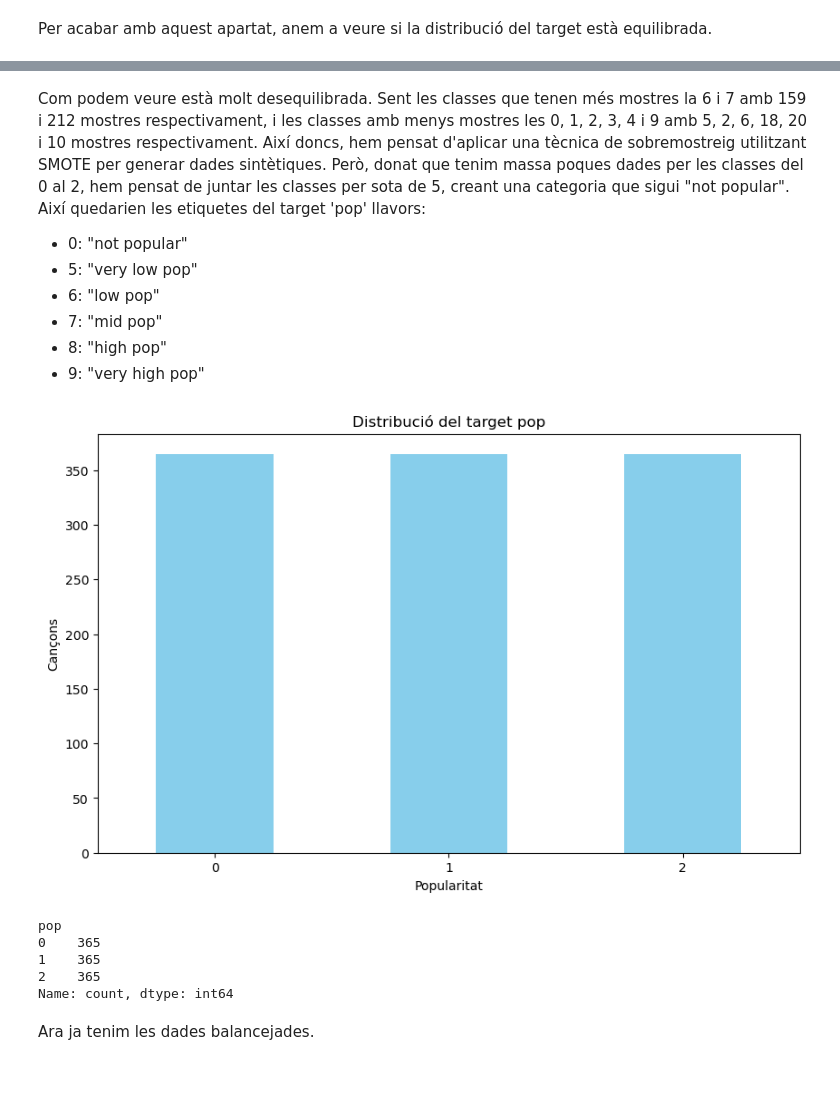
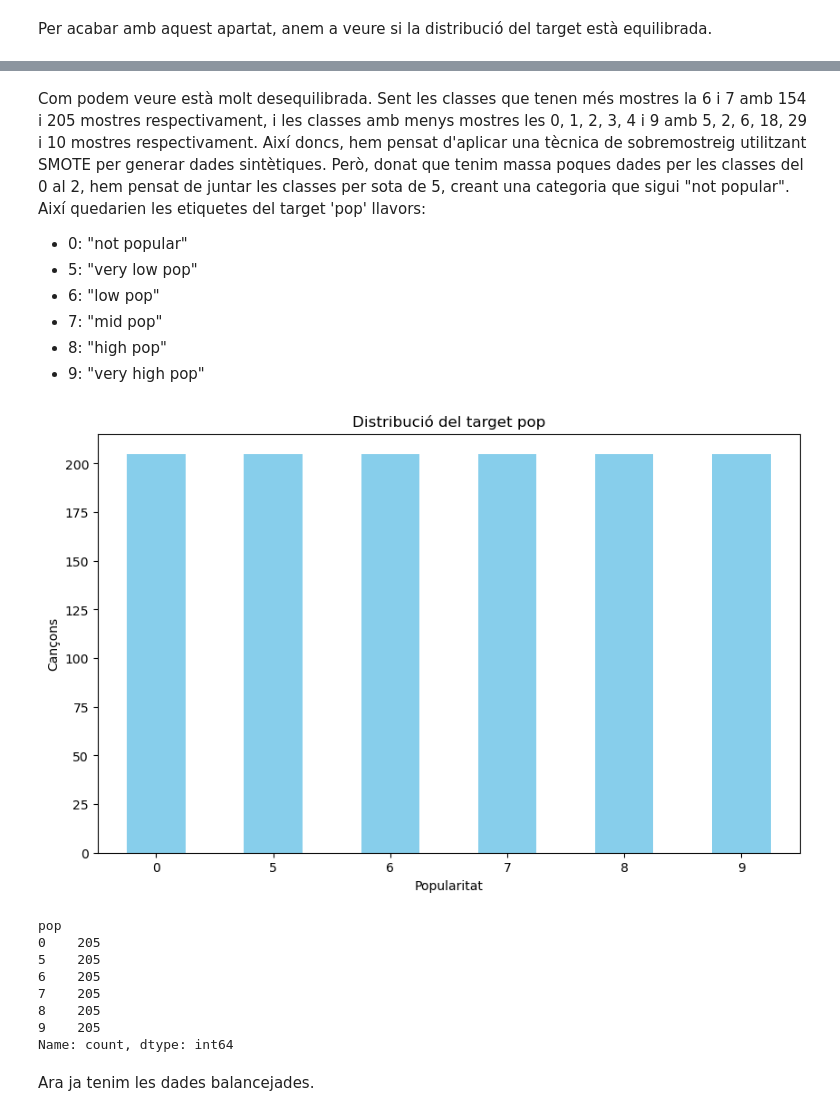
Before and after one commit to Erdrick2210/APC_Kaggle_Top_Spotify_songs-_from_2010-2019, a Jupyter notebook: Kaggle_Top_Spotify_songs_from_2010-2019.ipynb, the cells around one changed output, grey strips where cells are left out. Drawn from its saved outputs; the diff is of its cells as text; code cells hidden in the pictures; blank space fills up the shorter version.

```diff
--- a/Kaggle_Top_Spotify_songs_from_2010-2019.ipynb
+++ b/Kaggle_Top_Spotify_songs_from_2010-2019.ipynb
@@ -237,0 +242,22 @@ print(files_repetides[['title', 'artist', 'pop']].sort_values(by='title'))
+# %%
+# Ordenem el DataFrame por títol, artista i any en ordre descendent
+df.sort_values(by=['title', 'artist', 'year'], ascending=[True, True, False], inplace=True)
+
+# Eliminem duplicats conservant la mostra més recent
+df.drop_duplicates(subset=['title', 'artist'], keep='first', inplace=True)
+
+# Reiniciem els índexs del DataFrame
+df.reset_index(drop=True, inplace=True)
+
+
+# Contem quantes vegades es repeteix cada títol
+frequencia_titol = df['title'].value_counts()
+
+# Filtrem els títols que es repeteixen més d'una vegada
+titols_repetits = frequencia_titol[frequencia_titol > 1].index
+
+# Filtrem les files que corresponen a aquests titols repetits
+files_repetides = df[df['title'].isin(titols_repetits)]
+
+# Mostrem les files
+print(files_repetides[['title', 'artist', 'pop']].sort_values(by='title'))
@@ -563,7 +634,7 @@ pop
 9     10
 Name: count, dtype: int64
 # %% [markdown]
-Com podem veure està molt desequilibrada. Sent les classes que tenen més mostres la 6 i 7 amb 159 i 212 mostres respectivament, i les classes amb menys mostres les 0, 1, 2, 3, 4 i 9 amb 5, 2, 6, 18, 20 i 10 mostres respectivament. Així doncs, hem pensat d'aplicar una tècnica de sobremostreig utilitzant SMOTE per generar dades sintètiques. Però, donat que tenim massa poques dades per les classes del 0 al 2, hem pensat de juntar les classes per sota de 5, creant una categoria que sigui "not popular".
+Com podem veure està molt desequilibrada. Sent les classes que tenen més mostres la 6 i 7 amb 154 i 205 mostres respectivament, i les classes amb menys mostres les 0, 1, 2, 3, 4 i 9 amb 5, 2, 6, 18, 29 i 10 mostres respectivament. Així doncs, hem pensat d'aplicar una tècnica de sobremostreig utilitzant SMOTE per generar dades sintètiques. Però, donat que tenim massa poques dades per les classes del 0 al 2, hem pensat de juntar les classes per sota de 5, creant una categoria que sigui "not popular".
 Així quedarien les etiquetes del target 'pop' llavors:
 - 0: "not popular"
 - 5: "very low pop"
@@ -577,43 +648,40 @@ Així quedarien les etiquetes del target 'pop' llavors:
 # %%
 # Combinem les classes 0, 1, 2, 3 i 4 en una sola categoria
 df['pop'] = df['pop'].replace([0, 1, 2, 3, 4], 0)
-df['pop'] = df['pop'].replace([5,6,7],1)
-df['pop'] = df['pop'].replace([8,9],2)
 
 # En aquest punt ja podem separar el dataset en el conjunt de cracterístiques X i el conjunt de target y.
 X=df.drop('pop',axis=1)
 y=df['pop']
-from sklearn.model_selection import train_test_split
-
-x_train, x_test, y_train, y_test = train_test_split(X, y, test_size=0.2, stratify=y, random_state=42)
 
 from imblearn.over_sampling import SMOTE
-from imblearn.under_sampling import RandomUnderSampler
 
 smote = SMOTE(random_state=42)
-x_train,y_train = smote.fit_resample(x_train, y_train)
+X, y = smote.fit_resample(X, y)
 
-df_resampled = pd.DataFrame(x_train, columns=X.columns)
-df_resampled['pop'] = y_train
+df_resampled = pd.DataFrame(X, columns=X.columns)
+df_resampled['pop'] = y
 
 # Agafem els valors de 'pop' ordenats
 pop_counts = df_resampled['pop'].value_counts().sort_index()
 
 plt.figure(figsize=(10,6))
 pop_counts.plot(kind='bar', color='skyblue')
 plt.title('Distribució del target pop')
 plt.xlabel('Popularitat')
 plt.ylabel('Cançons')
 plt.xticks(rotation=0)
 plt.show()
 
 print(pop_counts)
 # %% [output]
-[figure, old version]
+[figure, new version]
 pop
-0    365
-1    365
-2    365
+0    205
+5    205
+6    205
+7    205
+8    205
+9    205
 Name: count, dtype: int64
 # %% [markdown]
 Ara ja tenim les dades balancejades.
```
Also changed, not shown: parts of 61 cells of this notebook.
